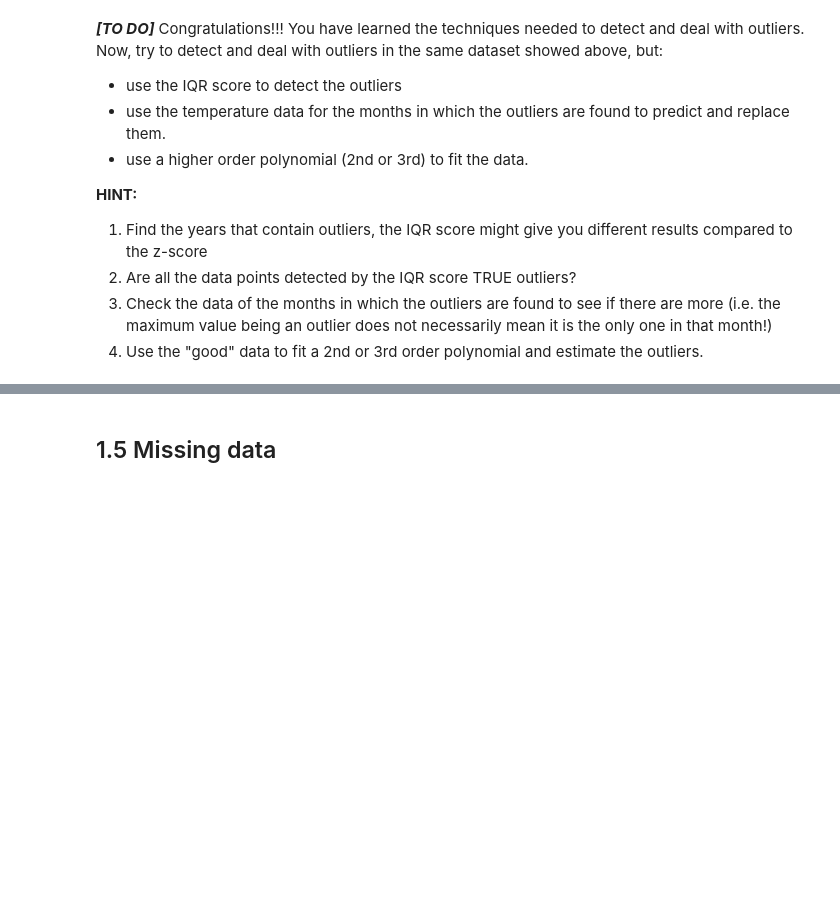
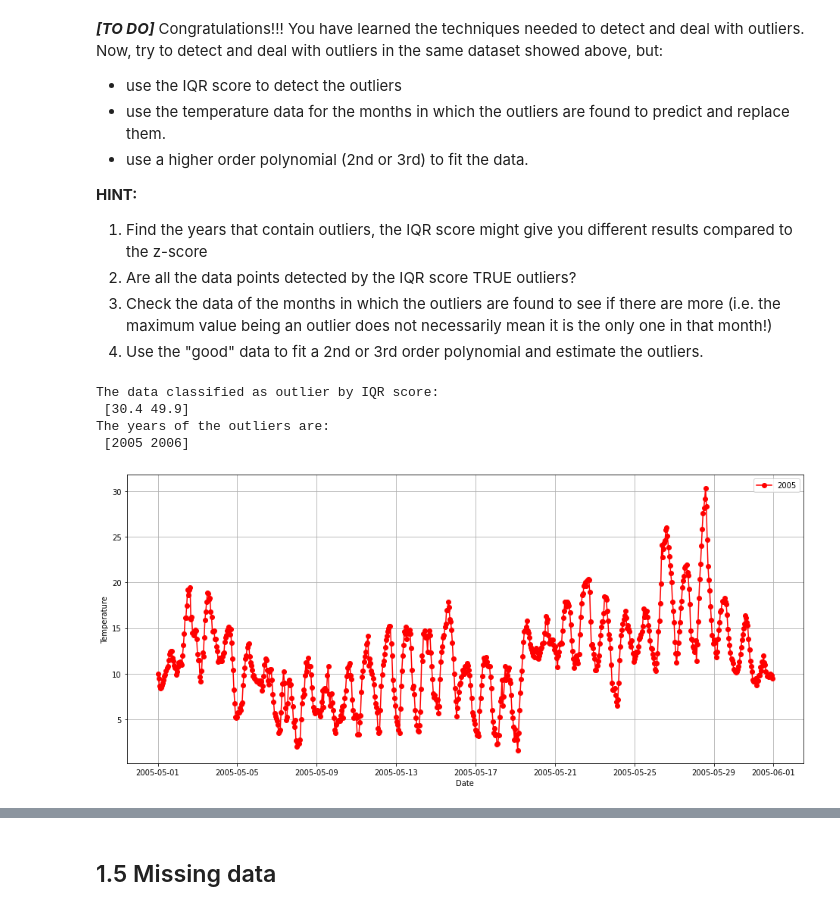
Before and after one commit to UCL-ELEC0136/2-data-processing-lorenzobonito, a Jupyter notebook: 2-data-processing.ipynb, the cells around one changed output, grey strips where cells are left out. Drawn from its saved outputs; the diff is of its cells as text; code cells hidden in the pictures; blank space fills up the shorter version.

```diff
--- a/2-data-processing.ipynb
+++ b/2-data-processing.ipynb
@@ -620,0 +612,33 @@ After replacing, the outlier value predicted by a regression model is:
+# %%
+# Find outliers using IQR scores
+Q1 = np.quantile(outlier_dataset,0.25)
+Q3 = np.quantile(outlier_dataset,0.75)
+IQR = Q3-Q1
+Minimum = Q1-1.5*IQR
+Maximum = Q3+1.5*IQR
+
+outlier_loc = np.where(np.logical_or(outlier_dataset<Minimum, outlier_dataset>Maximum))
+
+print('The data classified as outlier by IQR score:\r\n', outlier_dataset[outlier_loc])
+print("The years of the outliers are:\r\n", outlier_year[outlier_loc])
+# %% [output]
+The data classified as outlier by IQR score:
+ [30.4 49.9]
+The years of the outliers are:
+ [2005 2006]
+# %%
+temp_Odense_May_2005 = df_resampled["Odense"].loc['2005-05-01 00:00:00':'2005-05-31 23:50:00', 'Temp']
+
+plt.figure(figsize=(16, 7))
+plt.plot(temp_Odense_May_2005, label='2005', linestyle='-',  c='r', marker='o')
+plt.xlabel('Date')
+plt.ylabel('Temperature')
+plt.grid()
+plt.legend()
+plt.show()
+
+# Given the plot, it is clear that the points are not outliers (many temperatures before and after them seem to confirm a spiking trend).
+# This is also in line with the fact that 2005 is barely classifiable as an outlier (for example, its Z score is OK, and only IQR identifies it as such).
+# Since the data appears to be in order, no further work is required.
+# %% [output]
+[figure, added]
```
Also changed, not shown: parts of 6 cells of this notebook, 2 other files.
